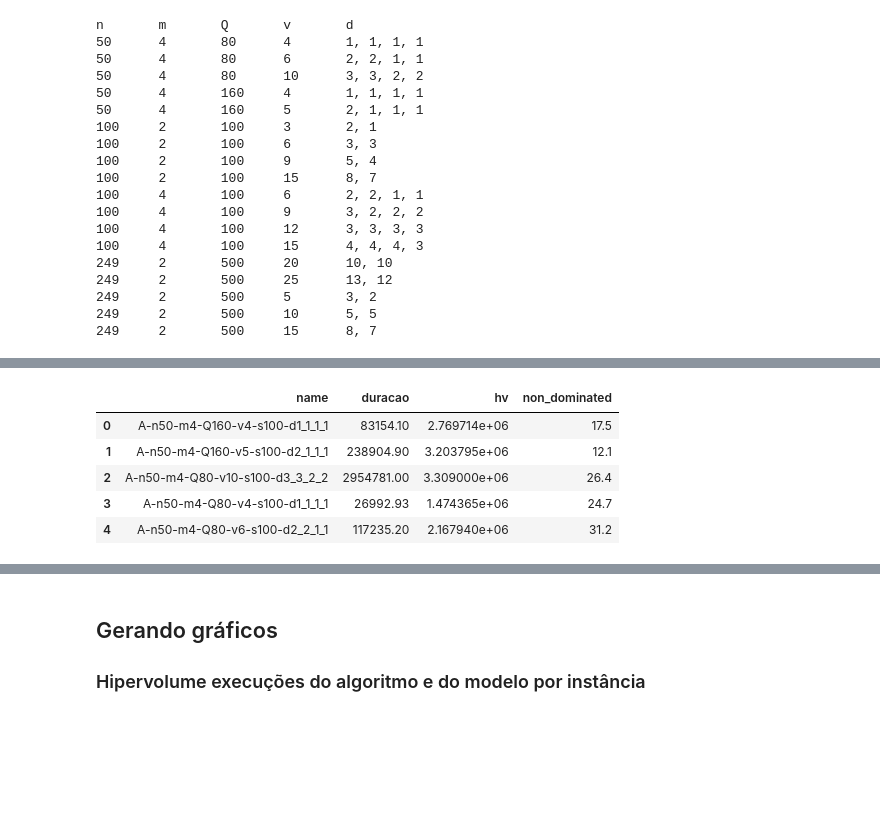
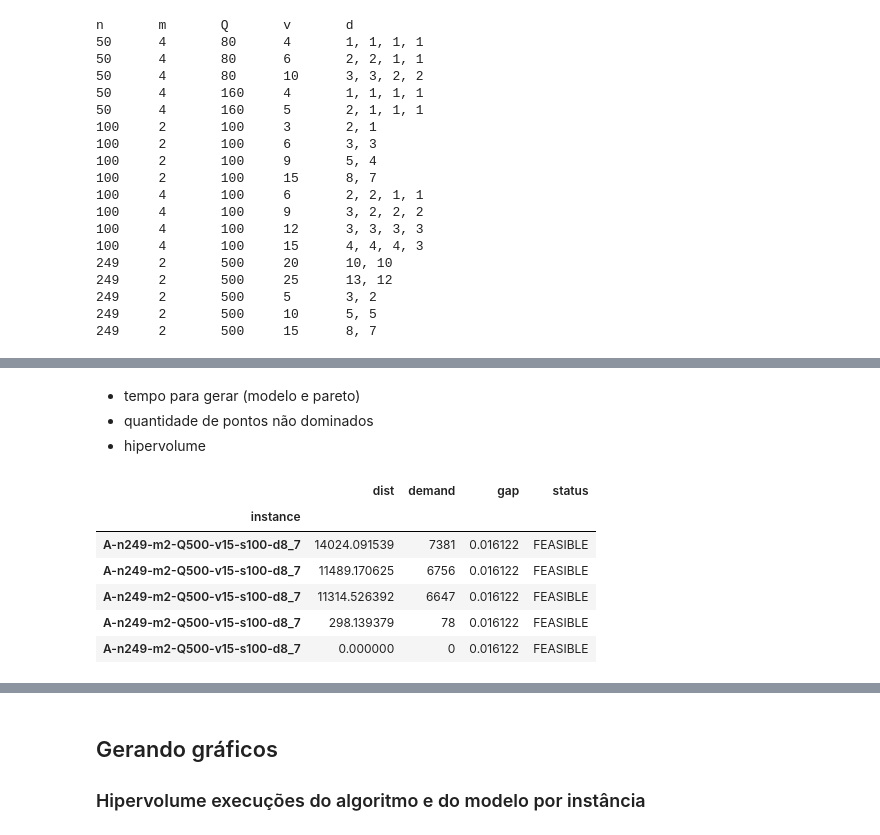
Before and after one commit to seoruosa/mestrado, a Jupyter notebook: roteamento-carretas-da-mamografia/notebooks/gerando-reports.ipynb, the cells around one changed output, grey strips where cells are left out. Cells and saved outputs as stored; diff of their text form; code cells hidden in the pictures; blank space fills up the shorter version.

```diff
--- a/roteamento-carretas-da-mamografia/notebooks/gerando-reports.ipynb
+++ b/roteamento-carretas-da-mamografia/notebooks/gerando-reports.ipynb
@@ -170,11 +200,44 @@ df_nsga = nsga_output_to_df(folderpath)
-# %%
-folderpath = "../project/resultados/exp_20221005/n50/"
-df = nsga_output_to_df(folderpath)
-df_nsga_mean = (df[['name', 'duracao', 'hv', 'non_dominated']].groupby(by='name').mean()).reset_index()
-# %% [output]
-|  | name | duracao | hv | non_dominated |
-| 0 | A-n50-m4-Q160-v4-s100-d1_1_1_1 | 83154.10 | 2.769714e+06 | 17.5 |
-| 1 | A-n50-m4-Q160-v5-s100-d2_1_1_1 | 238904.90 | 3.203795e+06 | 12.1 |
-| 2 | A-n50-m4-Q80-v10-s100-d3_3_2_2 | 2954781.00 | 3.309000e+06 | 26.4 |
-| 3 | A-n50-m4-Q80-v4-s100-d1_1_1_1 | 26992.93 | 1.474365e+06 | 24.7 |
-| 4 | A-n50-m4-Q80-v6-s100-d2_2_1_1 | 117235.20 | 2.167940e+06 | 31.2 |
+# %% [markdown]
+* tempo para gerar (modelo e pareto)
+* quantidade de pontos não dominados
+* hipervolume
+# %%
+import glob
+from src.util_experiments import clean_sol_csv_file
+import matplotlib.pyplot as plt
+
+def model_pareto_folder_to_df(folderpath):
+    """
+    Given a folder with solutions of model on csv, returns a dataframe
+    with all the found points
+    """
+    df_out = None
+    for model_path in glob.glob(f"{folderpath}/*_sol_*.csv"):
+        df = clean_sol_csv_file(model_path)
+        instance_name = os.path.basename(model_path).split('_sol_')[0].strip()
+
+        df['instance'] = instance_name
+        df = df.set_index('instance')
+
+        if isinstance(df_out, pd.DataFrame):
+            df_out = pd.concat([df_out, df])
+        else:
+            df_out = df
+    return df_out
+
+#     ref_point = [float(v) for v in df_nsga[df_nsga.name == instance].ref_point.values[0].split(',')]
+#     hv_model = mo.hypervolume(pop, ref_point)
+
+model_folderpath = "../project/resultados/exp_20220927/"
+df_out = model_pareto_folder_to_df(model_folderpath)
+
+df_out.head()
+# df_out.groupby('instance').count()['dist']
+# %% [output]
+|  | dist | demand | gap | status |
+| instance |  |  |  |  |
+| A-n249-m2-Q500-v15-s100-d8_7 | 14024.091539 | 7381 | 0.016122 | FEASIBLE |
+| A-n249-m2-Q500-v15-s100-d8_7 | 11489.170625 | 6756 | 0.016122 | FEASIBLE |
+| A-n249-m2-Q500-v15-s100-d8_7 | 11314.526392 | 6647 | 0.016122 | FEASIBLE |
+| A-n249-m2-Q500-v15-s100-d8_7 | 298.139379 | 78 | 0.016122 | FEASIBLE |
+| A-n249-m2-Q500-v15-s100-d8_7 | 0.000000 | 0 | 0.016122 | FEASIBLE |
```
Also changed, not shown: parts of 15 cells of this notebook, 2 other files.
